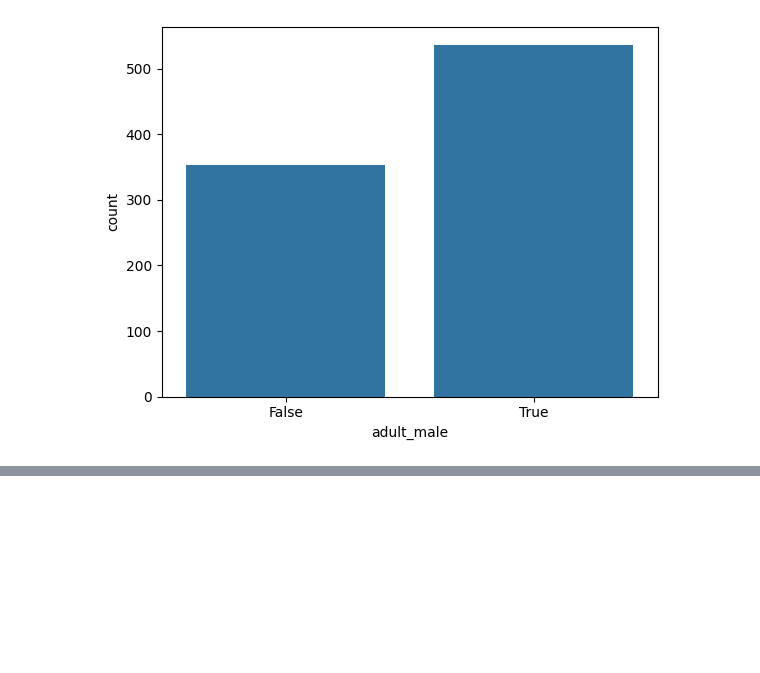
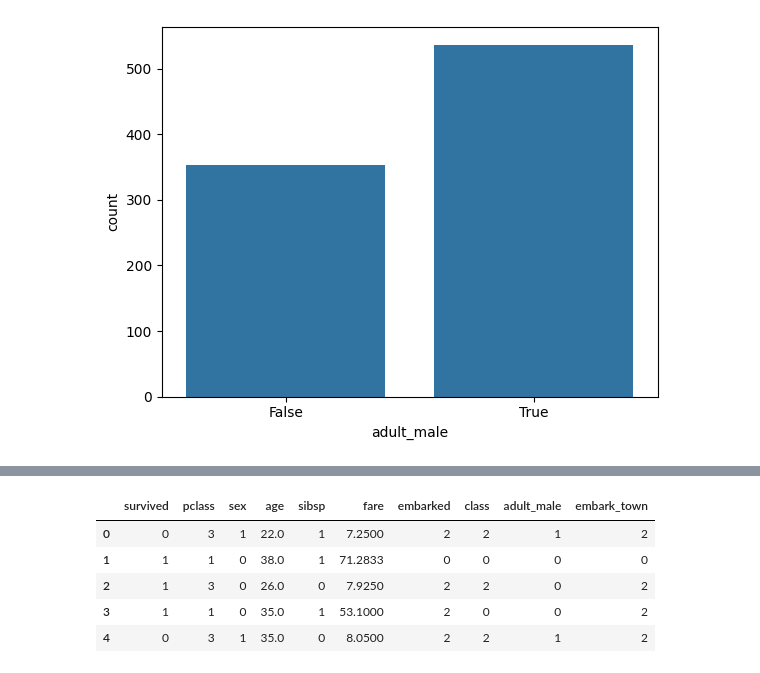
Before and after one commit to MANI-WEBDEVE/Learn_AI, a Jupyter notebook: machine_learning/KNN/knn_algo.ipynb, the cells around one changed output, grey strips where cells are left out. Cells and saved outputs as stored; diff of their text form; code cells hidden in the pictures; blank space fills up the shorter version.

```diff
--- a/machine_learning/KNN/knn_algo.ipynb
+++ b/machine_learning/KNN/knn_algo.ipynb
@@ -78,0 +92,13 @@ sns.countplot(data=df,x="adult_male")
+# %%
+df.drop(['deck','who','alive','parch' ], inplace=True, axis=1)
+# %%
+df.drop(['alone' ], inplace=True, axis=1)
+# %%
+df.head()
+# %% [output]
+|  | survived | pclass | sex | age | sibsp | fare | embarked | class | adult_male | embark_town |
+| 0 | 0 | 3 | 1 | 22.0 | 1 | 7.2500 | 2 | 2 | 1 | 2 |
+| 1 | 1 | 1 | 0 | 38.0 | 1 | 71.2833 | 0 | 0 | 0 | 0 |
+| 2 | 1 | 3 | 0 | 26.0 | 0 | 7.9250 | 2 | 2 | 0 | 2 |
+| 3 | 1 | 1 | 0 | 35.0 | 1 | 53.1000 | 2 | 0 | 0 | 2 |
+| 4 | 0 | 3 | 1 | 35.0 | 0 | 8.0500 | 2 | 2 | 1 | 2 |
```
Also changed, not shown: parts of 18 cells of this notebook.
